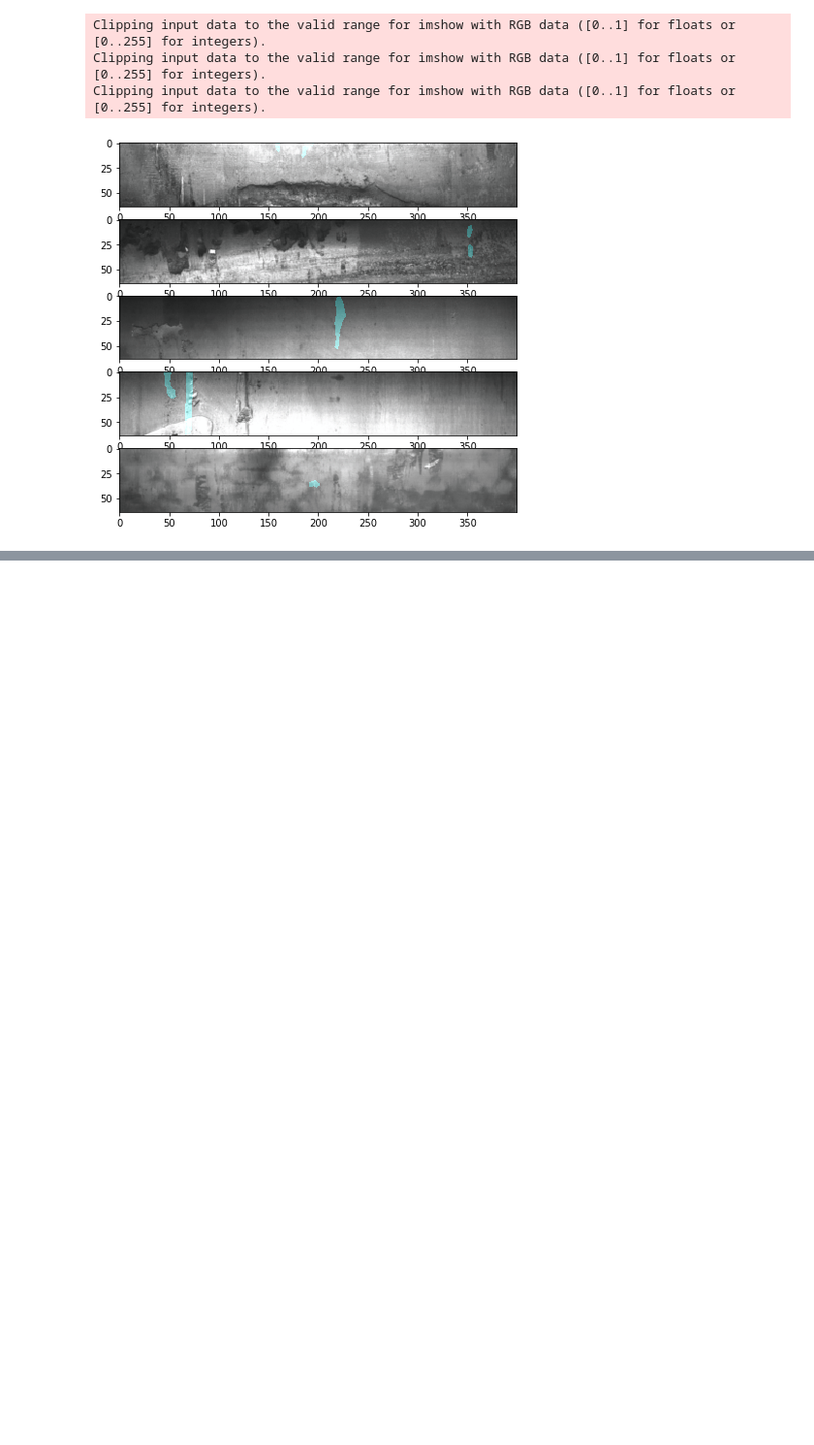
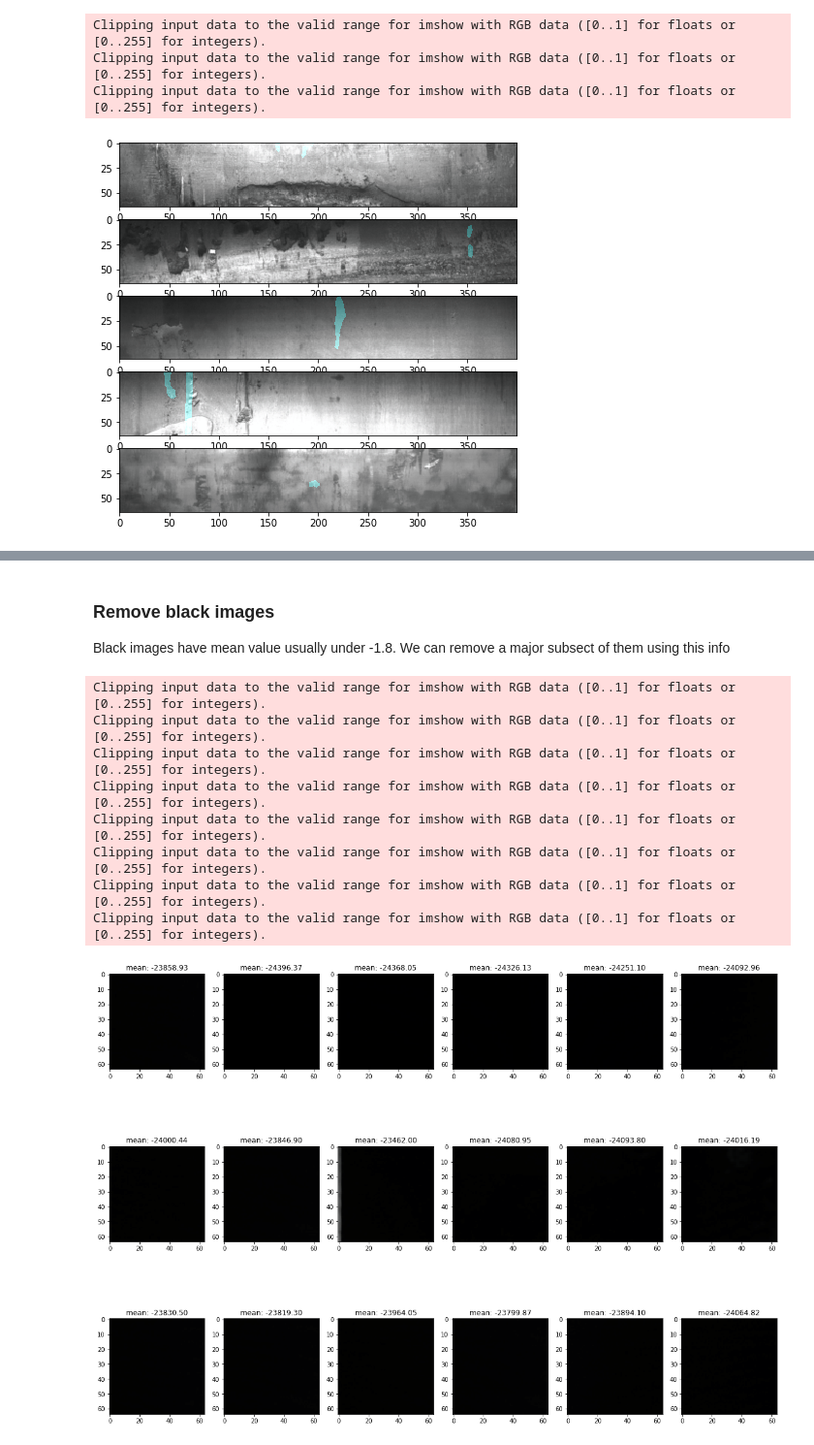
Before and after one commit to f-grimaldi/machine_learning_intepretability_in_steel_industry, a Jupyter notebook: notebooks/DataAugmentation.ipynb, the cells around one changed output, grey strips where cells are left out. Shown at 97% size. Cells and saved outputs as stored; diff of their text form; code cells hidden in the pictures; blank space fills up the shorter version.

```diff
--- a/notebooks/DataAugmentation.ipynb
+++ b/notebooks/DataAugmentation.ipynb
@@ -161 +146,32 @@ Clipping input data to the valid range for imshow with RGB data ([0..1] for floa
+# %% [markdown]
+### Remove black images
+
+Black images have mean value usually under -1.8. We can remove a major subsect of them using this info
+# %%
+mean = X_slided.mean(axis=(1,2,3))
+X_b = X_slided[mean < -1.85]
+y_b = y_slided[mean < -1.85]
+M_b = M_slided[mean < -1.85]
+
+fig, ax = plt.subplots(3, 6, figsize=(20, 15))
+for i in range(3):
+    for j in range(6):
+        n = i*6 + j
+        img = np.transpose(X_b[n].numpy(), (1, 2, 0))*params['std'] + params['mean']
+        mask = M_b[n]
+        if y_b[n] > 0:
+            img[mask == 1] = img[mask == 1] + params['colors'][y_b[n]-1]
+        ax[i, j].imshow(img)
+        ax[i, j].set_title('mean: {:.2f}'.format(X_b[n].sum()))
+plt.show()
+# %% [output]
+Clipping input data to the valid range for imshow with RGB data ([0..1] for floats or [0..255] for integers).
+Clipping input data to the valid range for imshow with RGB data ([0..1] for floats or [0..255] for integers).
+Clipping input data to the valid range for imshow with RGB data ([0..1] for floats or [0..255] for integers).
+Clipping input data to the valid range for imshow with RGB data ([0..1] for floats or [0..255] for integers).
+Clipping input data to the valid range for imshow with RGB data ([0..1] for floats or [0..255] for integers).
+Clipping input data to the valid range for imshow with RGB data ([0..1] for floats or [0..255] for integers).
+Clipping input data to the valid range for imshow with RGB data ([0..1] for floats or [0..255] for integers).
+Clipping input data to the valid range for imshow with RGB data ([0..1] for floats or [0..255] for integers).
+[figure, added]
 # %%
```
Also changed, not shown: parts of 13 cells of this notebook, 9 other files.
